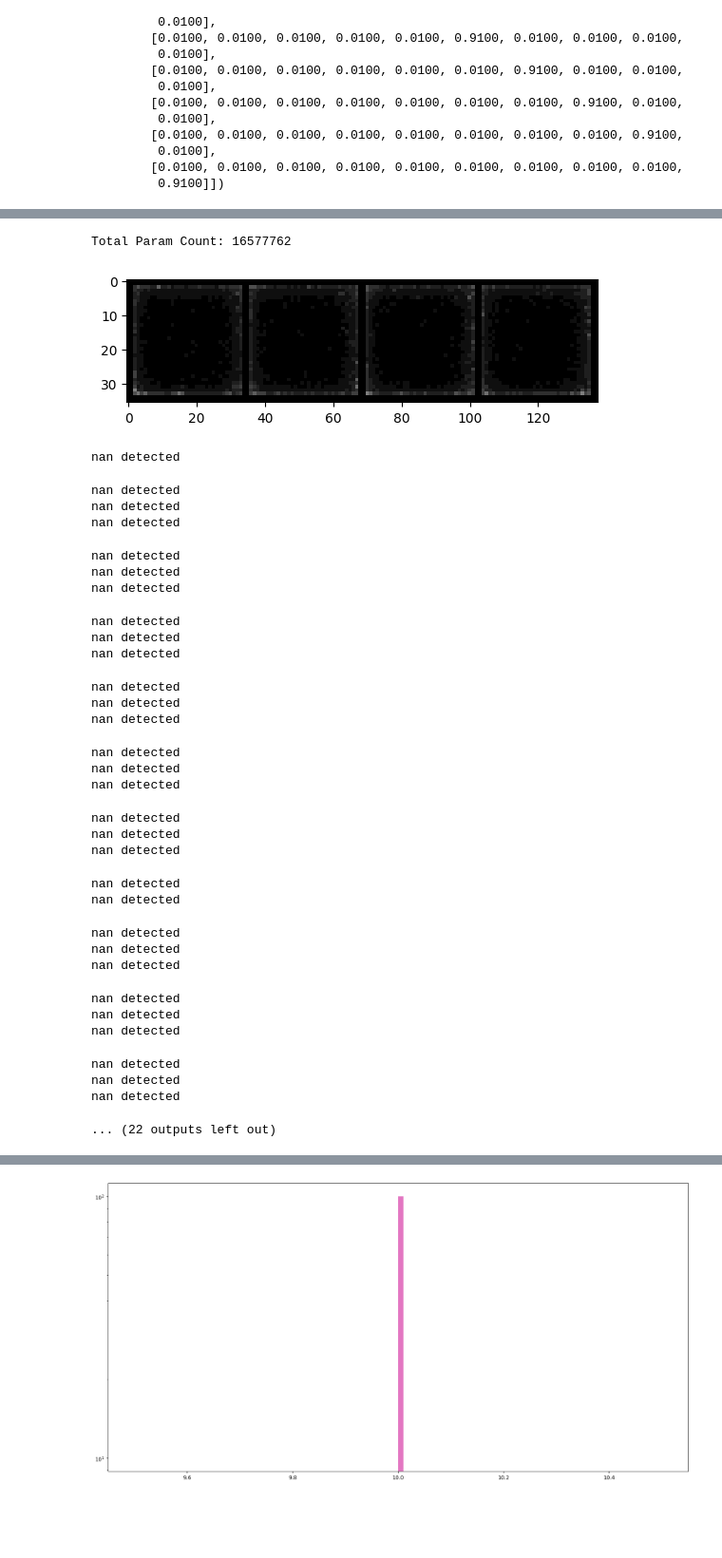
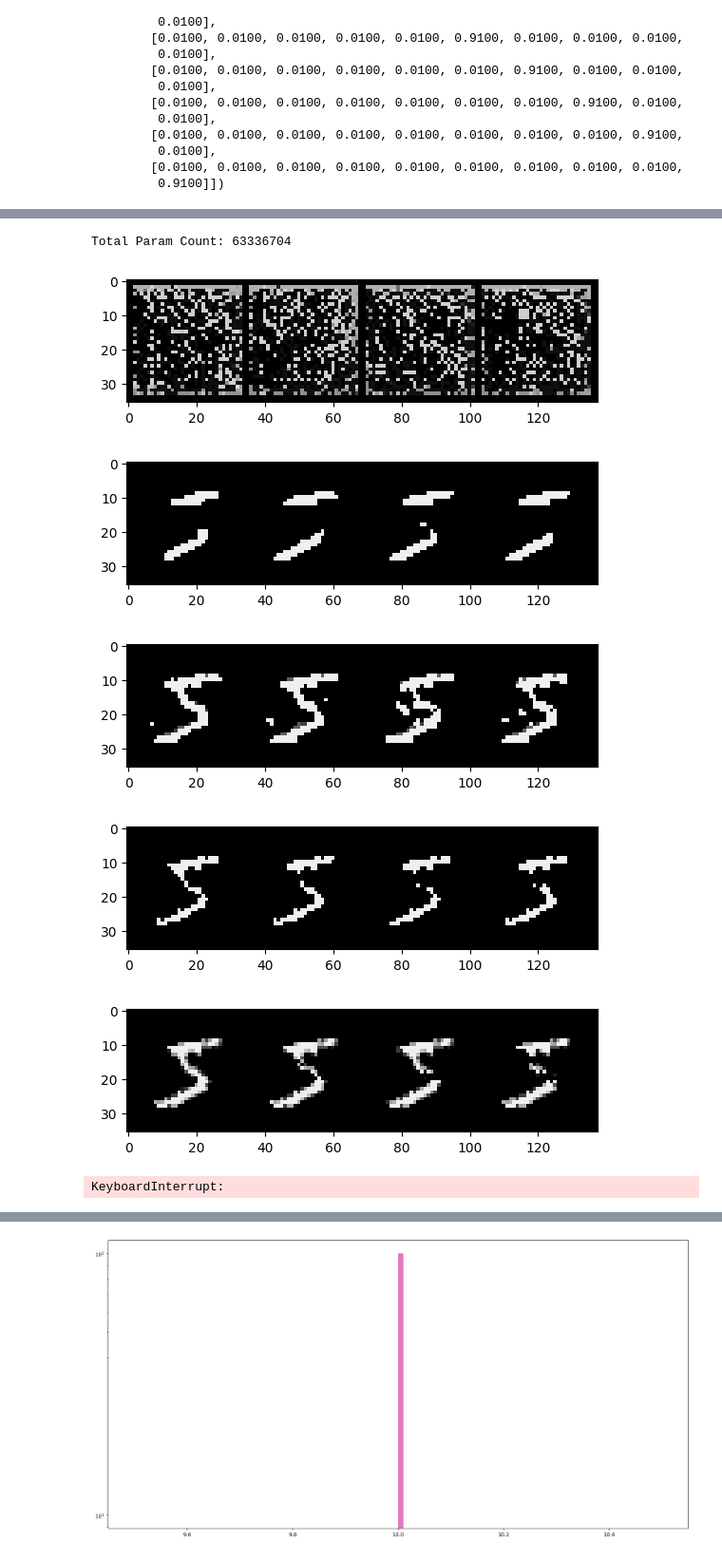
Before and after one commit to cloneofsimo/d3pm, a Jupyter notebook: test.ipynb, the cells around one changed output, grey strips where cells are left out. Shown at 95% size. Saved outputs shown, nothing was run; the diff lists cells and outputs as text; code cells hidden in the pictures; blank space fills up the shorter version.

```diff
--- a/test.ipynb
+++ b/test.ipynb
@@ -428,7 +435,7 @@ class D3PM(nn.Module):
 # d3pm(x = next(iter(dataloader))[0].cuda().long())
 # %%
 N = 16
-d3pm = D3PM(DummyX0Model(1, N), 1000, num_classes = N, hybrid_loss_coeff = 0.0001).cuda()
+d3pm = D3PM(DummyX0Model(1, N), 1000, num_classes = N, hybrid_loss_coeff=0.0).cuda()
 print(f"Total Param Count: {sum([p.numel() for p in d3pm.x0_model.parameters()])}")
 dataset = MNIST(
         "./data",
@@ -439,10 +446,12 @@ dataset = MNIST(
             transforms.Pad(2),
         ])
     )
-dataloader = DataLoader(dataset, batch_size=32, shuffle=True, num_workers=32)
-optim = torch.optim.AdamW(d3pm.x0_model.parameters(), lr=1e-4, weight_decay=1e-2, betas=(0.8, 0.9))
+dataloader = DataLoader([dataset[0]] * 50000, batch_size=32, shuffle=True, num_workers=32)
+#dataloader = DataLoader(dataset, batch_size=256, shuffle=True, num_workers=32)
+
+optim = torch.optim.AdamW(d3pm.x0_model.parameters(), lr=4e-4, betas=(0.95, 0.99))
 # %% [output]
-Total Param Count: 16577762
+Total Param Count: 63336704
 # %%
 d3pm.train()
 
@@ -460,8 +469,7 @@ for i in range(n_epoch):
         optim.zero_grad()
         x = x.to(device)
         # discritize x to 10 bins
-        x = (x * (N - 2)).long().clamp(0, N - 1)
-
+        x = (x * N).long().clamp(0, N - 1)
 
         loss, info = d3pm(x)
 
@@ -469,77 +477,36 @@ for i in range(n_epoch):
         #     print(f"loss is too high, skipping, {loss.item()}")
         #     loss.backward()
         #     optim.zero_grad()
         #     continue
         #print(loss.item())
         loss.backward()
         norm = torch.nn.utils.clip_grad_norm_(d3pm.x0_model.parameters(), 0.01)
-        # check if gradient has nan, if so, skip
-        has_nan = False
-        for p in d3pm.x0_model.parameters():
-            if torch.isnan(p.grad).any():
-                has_nan = True
-                print("nan detected")
-
-                optim.zero_grad()
-                # reset adam states
-                optim = torch.optim.AdamW(d3pm.x0_model.parameters(), lr=1e-4, weight_decay=1e-2, betas=(0.8, 0.9))
-                break
-
-        if has_nan:
-            continue
-
 
         with torch.no_grad():
             param_norm = sum([torch.norm(p) for p in d3pm.x0_model.parameters()])
         if loss_ema is None:
             loss_ema = loss.item()
         else:
             loss_ema = 0.99 * loss_ema + 0.01 * loss.item()
         pbar.set_description(f"loss: {loss_ema:.4f}, norm: {norm:.4f}, param_norm: {param_norm:.4f}, vb_loss: {info['vb_loss']:.4f}, ce_loss: {info['ce_loss']:.4f}")
         optim.step()
         global_step += 1
 
         if global_step % 300 == 1:
             d3pm.eval()
 
             with torch.no_grad():
                 x = d3pm.sample(torch.randint(0, N, (4, 1, 32, 32)).cuda())
                 x_as_image = make_grid(x.float() / N, nrow=4)
                 plt.figure()
                 plt.imshow(x_as_image.permute(1, 2, 0).cpu().numpy())
                 plt.show()
 
             d3pm.train()
 # %% [output]
-[figure, old version]
+[figure, new version]
+[figure, added]
+[figure, added]
+[figure, added]
+[figure, added]
-nan detected
+KeyboardInterrupt:
-nan detected
-nan detected
-nan detected
-nan detected
-nan detected
-nan detected
-nan detected
-nan detected
-nan detected
-nan detected
-nan detected
-nan detected
-nan detected
-nan detected
-nan detected
-nan detected
-nan detected
-nan detected
-nan detected
-nan detected
-nan detected
-nan detected
-nan detected
-nan detected
-nan detected
-nan detected
-nan detected
-nan detected
-nan detected
-... (22 outputs left out)
```
Also changed, not shown: parts of 4 cells of this notebook, 2 other files.
